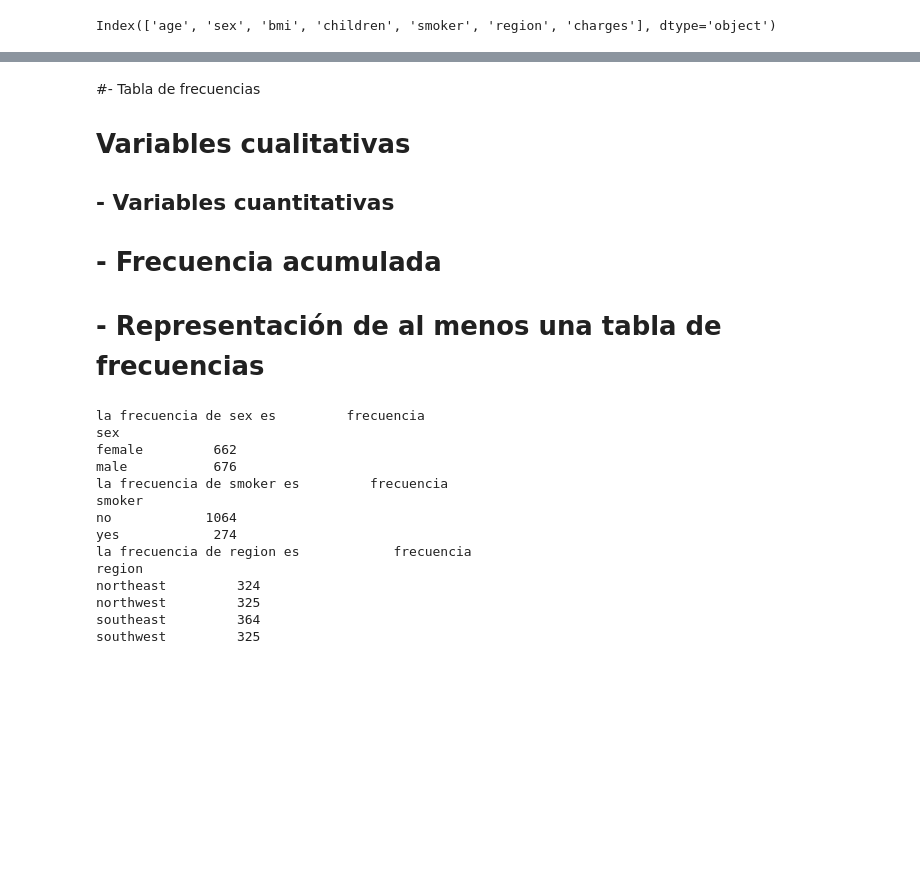
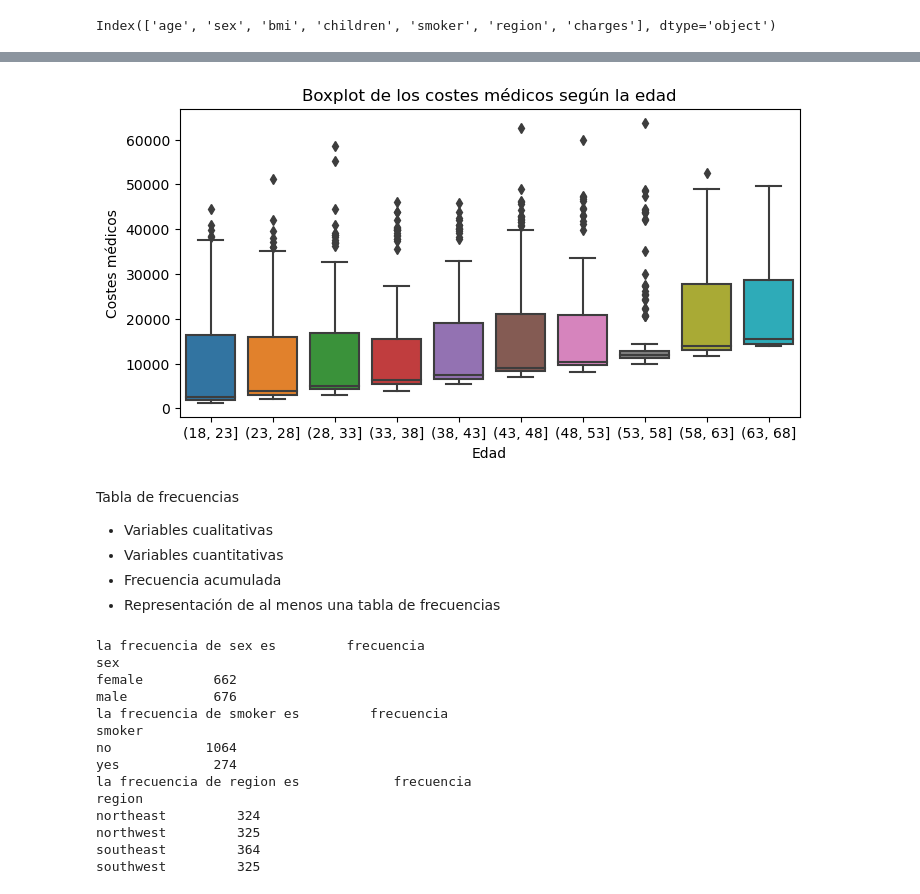
Before and after one commit to Adalab/DA-promo-b-modulo-2-sprint-1-Anais-Ana-Yadira, a Jupyter notebook: estadística/pair-programming-9-estadistica-2.ipynb, the cells around one changed output, grey strips where cells are left out. Drawn from its saved outputs; the diff is of its cells as text; code cells hidden in the pictures; blank space fills up the shorter version.

```diff
--- a/estadística/pair-programming-9-estadistica-2.ipynb
+++ b/estadística/pair-programming-9-estadistica-2.ipynb
@@ -98,6 +107,16 @@ plt.show()
+# %%
+bins = np.arange(18, 64+5, 5)
+df["age_group"] = pd.cut(df["age"], bins=bins)
+plt.figure(figsize =(8,4))
+fig = sns.boxplot(x= 'age_group', y ='charges', data = df)
+fig.set(xlabel='Edad', ylabel= 'Costes médicos')
+fig.set_title('Boxplot de los costes médicos según la edad')
+plt.show()
+# %% [output]
+[figure, added]
 # %% [markdown]
-#- Tabla de frecuencias
-#     Variables cualitativas
-##    - Variables cuantitativas
- #   - Frecuencia acumulada
- #   - Representación de al menos una tabla de frecuencias
+Tabla de frecuencias
+- Variables cualitativas
+- Variables cuantitativas
+- Frecuencia acumulada
+- Representación de al menos una tabla de frecuencias
```
Also changed, not shown: parts of 16 cells of this notebook.
